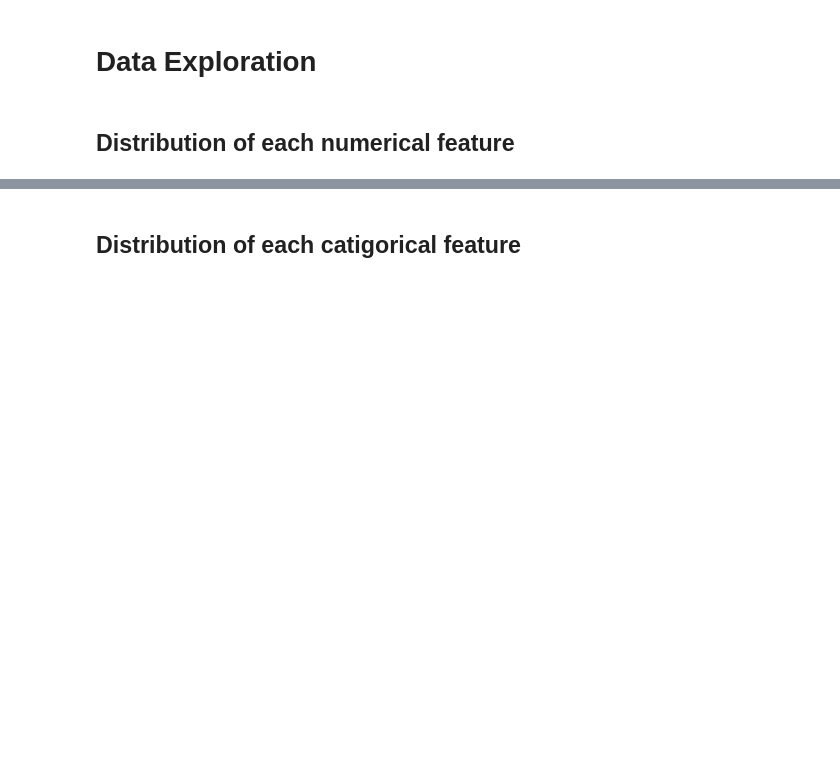
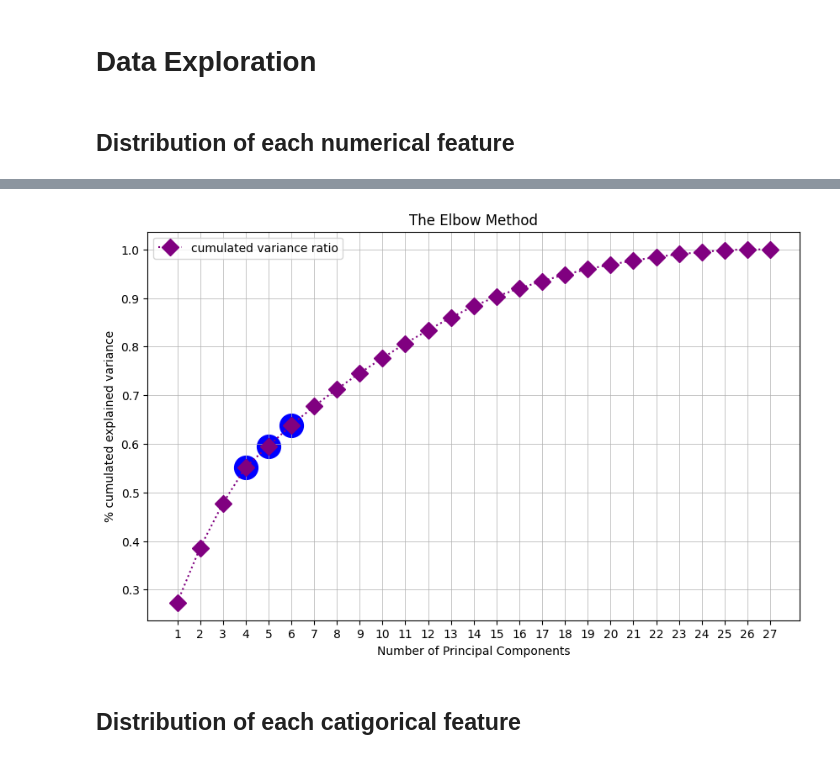
Before and after one commit to HelloSunPKU2023/Kaggle, a Jupyter notebook: HousePrice/HousePrice.ipynb, the cells around one changed output, grey strips where cells are left out. Saved outputs shown, nothing was run; the diff lists cells and outputs as text; code cells hidden in the pictures; blank space fills up the shorter version.

```diff
--- a/HousePrice/HousePrice.ipynb
+++ b/HousePrice/HousePrice.ipynb
@@ -127,3 +187,31 @@ X[feature_numerical].hist(
+# %%
+with plt.style.context('seaborn-deep'):
+
+    # figsize
+    plt.figure(figsize=(10,6))
+
+    # getting axes
+    ax = plt.gca()
+
+    # plotting
+    evr_cumulated = np.cumsum(pca.explained_variance_ratio_)
+    x_axis_ticks = np.arange(1,evr_cumulated.shape[0]+1)
+    ax.plot(x_axis_ticks,evr_cumulated,label="cumulated variance ratio",color="purple",linestyle=":",marker="D",markersize=10)
+
+
+    # customizing
+    ax.set_xlabel('Number of Principal Components')
+    ax.set_ylabel('% cumulated explained variance')
+    ax.legend(loc="upper left")
+    ax.set_title('The Elbow Method')
+    ax.set_xticks(x_axis_ticks)
+    ax.scatter(4,evr_cumulated[4-1],c='blue',s=400)
+    ax.scatter(5,evr_cumulated[5-1],c='blue',s=400)
+    ax.scatter(6,evr_cumulated[6-1],c='blue',s=400)
+    ax.grid(axis="x",linewidth=0.5)
+    ax.grid(axis="y",linewidth=0.5)
+# %% [output]
+[figure, added]
 # %% [markdown]
 ## Distribution of each catigorical feature
 # %%
```
Also changed, not shown: parts of 26 cells of this notebook.
